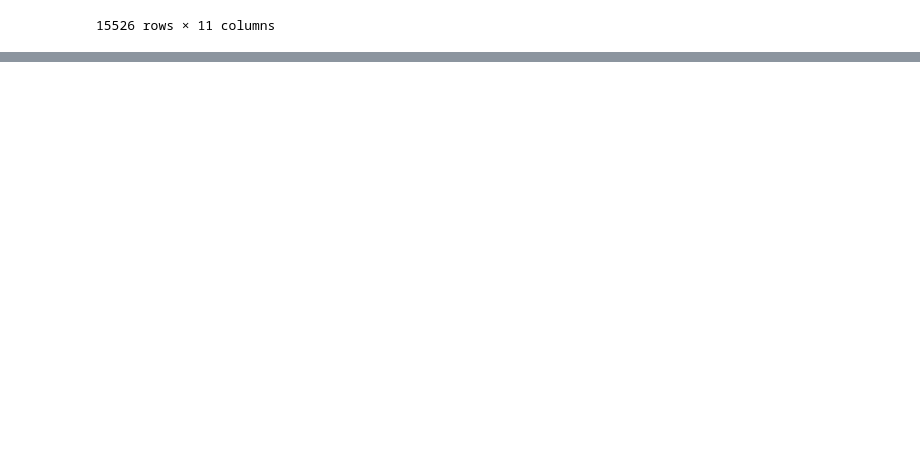
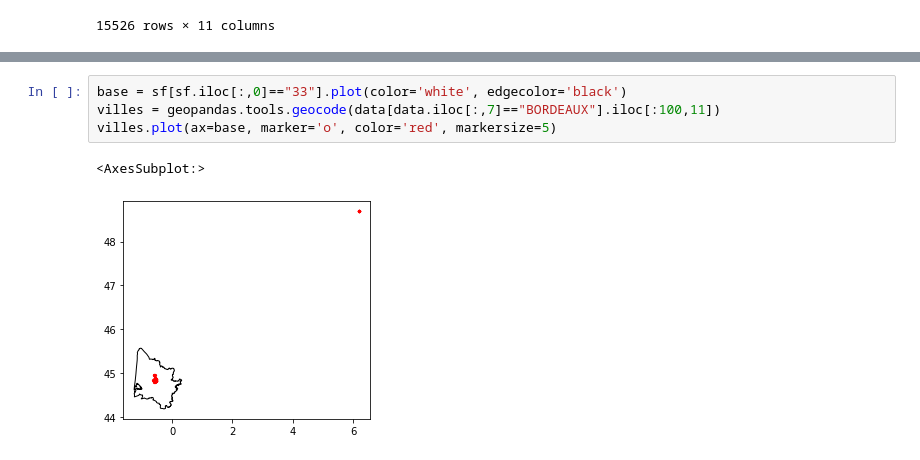
Before and after one commit to kchardon/Energy-Data-Hack, a Jupyter notebook: Data/data1.ipynb, the cells around one changed output, grey strips where cells are left out. Saved outputs shown, nothing was run; the diff lists cells and outputs as text; blank space fills up the shorter version.

```diff
--- a/Data/data1.ipynb
+++ b/Data/data1.ipynb
@@ -37,0 +74,7 @@ data
+# %%
+base = sf[sf.iloc[:,0]=="33"].plot(color='white', edgecolor='black')
+villes = geopandas.tools.geocode(data[data.iloc[:,7]=="BORDEAUX"].iloc[:100,11])
+villes.plot(ax=base, marker='o', color='red', markersize=5)
+# %% [output]
+<AxesSubplot:>
+[figure, added]
```
Also changed, not shown: parts of 6 cells of this notebook, 1 other file.
